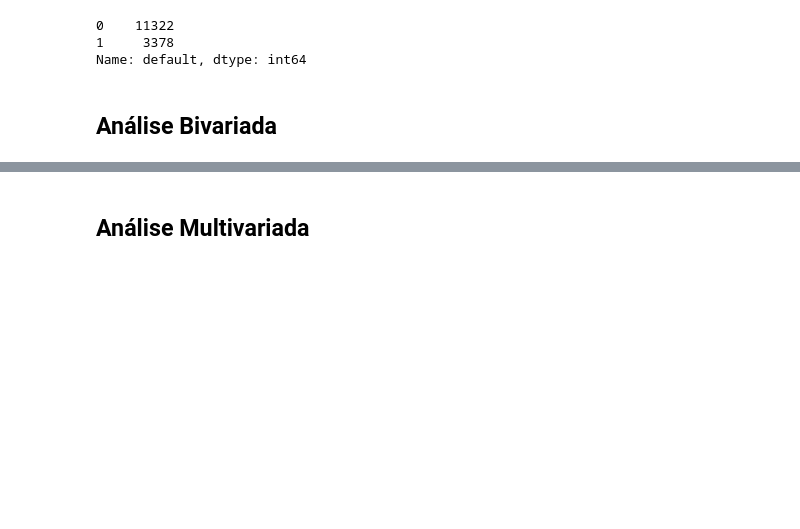
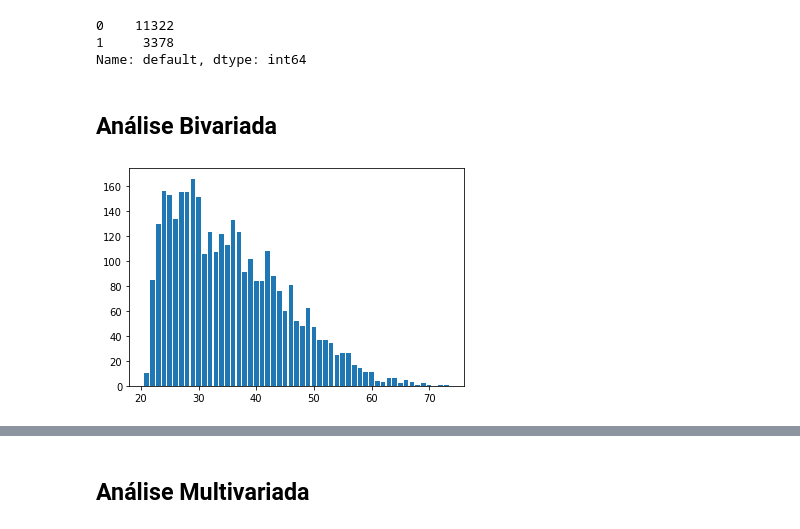
Before and after one commit to erickfog/CreditScoreProject, a Jupyter notebook: v0 - credit_scoring.ipynb, the cells around one changed output, grey strips where cells are left out. Cells and saved outputs as stored; diff of their text form; code cells hidden in the pictures; blank space fills up the shorter version.

```diff
--- a/v0 - credit_scoring.ipynb
+++ b/v0 - credit_scoring.ipynb
@@ -335,3 +337,10 @@ print(y_train.value_counts())
 Name: default, dtype: int64
 # %% [markdown]
 ## Análise Bivariada
+# %%
+df4_aux = df4[df4['default']==1]
+aux = df4_aux[['AGE','default']].groupby('AGE').sum().reset_index()
+plt.bar(aux['AGE'], aux['default'])
+plt.show()
+# %% [output]
+[figure, added]
```
Also changed, not shown: parts of 14 cells of this notebook, 5 other files.
